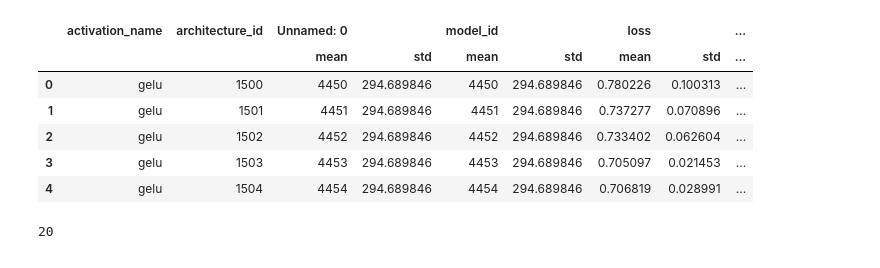
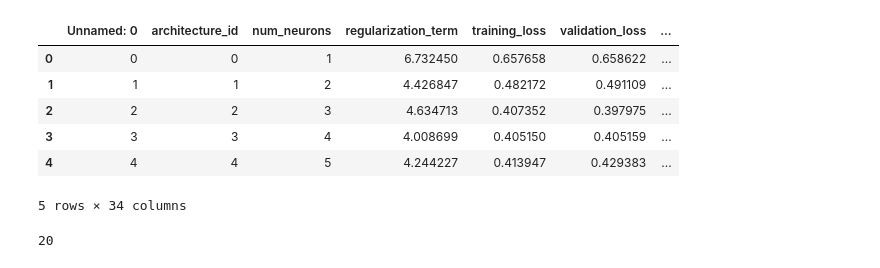
Before and after one commit to fariasfc/parallel_layers, a Jupyter notebook: analysis/find_num_neurons.ipynb, the cells around one changed output. Drawn from its saved outputs; the diff is of its cells as text; code cells hidden in the pictures.

```diff
--- a/analysis/find_num_neurons.ipynb
+++ b/analysis/find_num_neurons.ipynb
@@ -1,20 +3,26 @@
 # %%
 import plotly.express as px
 import pandas as pd
 import numpy as np
-validation_df = pd.read_csv("/tmp/validation_df_epoch99.csv")
+import pymcdm
+np.set_printoptions(suppress=True, precision=4)
+
+validation_df = pd.read_csv("analysis/data/validation_df_epoch99.csv")
 df = pd.read_csv("analysis/results_df_find_num_neurons.csv")
+df = pd.read_csv("analysis/data/validation_df_epoch99.csv")
+df["activation_name"] = df["activation"]
+df = df.drop(["activation"], axis=1)
 df.head()
-grouped_df = df.groupby(["activation_name", "architecture_id"]).agg(["mean", "std"]).reset_index()
-grouped_df.head()
+# grouped_df = df.groupby(["activation_name", "architecture_id"]).agg(["mean", "std"]).reset_index()
+# grouped_df.head()
 # %% [output]
-|  | activation_name | architecture_id | Unnamed: 0 |  | model_id |  | loss |  | ... |
-|  |  |  | mean | std | mean | std | mean | std | ... |
-| 0 | gelu | 1500 | 4450 | 294.689846 | 4450 | 294.689846 | 0.780226 | 0.100313 | ... |
-| 1 | gelu | 1501 | 4451 | 294.689846 | 4451 | 294.689846 | 0.737277 | 0.070896 | ... |
-| 2 | gelu | 1502 | 4452 | 294.689846 | 4452 | 294.689846 | 0.733402 | 0.062604 | ... |
-| 3 | gelu | 1503 | 4453 | 294.689846 | 4453 | 294.689846 | 0.705097 | 0.021453 | ... |
-| 4 | gelu | 1504 | 4454 | 294.689846 | 4454 | 294.689846 | 0.706819 | 0.028991 | ... |
+|  | Unnamed: 0 | architecture_id | num_neurons | regularization_term | training_loss | validation_loss | ... |
+| 0 | 0 | 0 | 1 | 6.732450 | 0.657658 | 0.658622 | ... |
+| 1 | 1 | 1 | 2 | 4.426847 | 0.482172 | 0.491109 | ... |
+| 2 | 2 | 2 | 3 | 4.634713 | 0.407352 | 0.397975 | ... |
+| 3 | 3 | 3 | 4 | 4.008699 | 0.405150 | 0.405159 | ... |
+| 4 | 4 | 4 | 5 | 4.244227 | 0.413947 | 0.429383 | ... |
+5 rows × 34 columns
 # %%
 # px.violin(grouped_df, x="num_neurons", y="loss", orientation="h").update_traces(side="positive", width=4)
 # px.scatter_3d(grouped_df, x=("num_neurons", "mean"), y="activation_name", z=("loss", "mean"))
```
Also changed, not shown: parts of 5 cells of this notebook, 3 other files.
